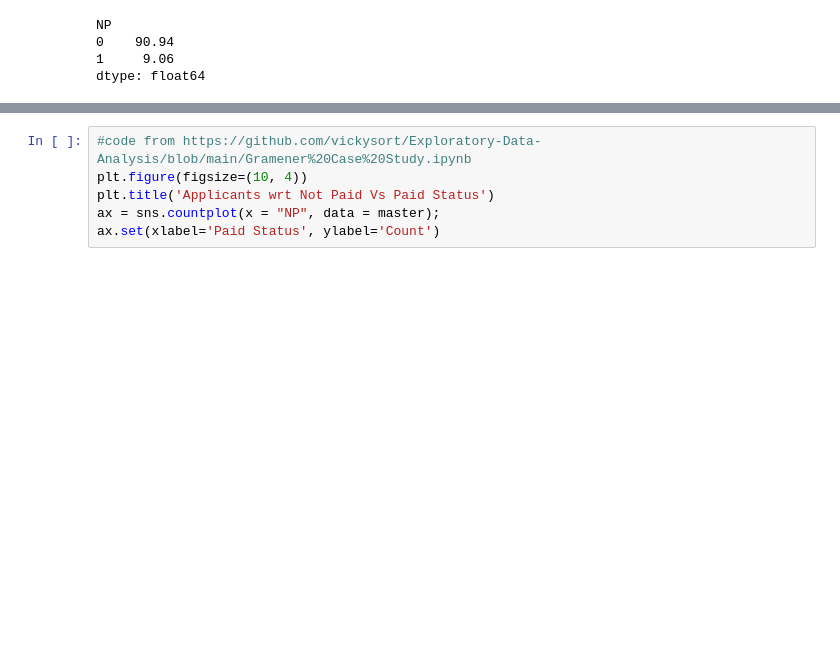
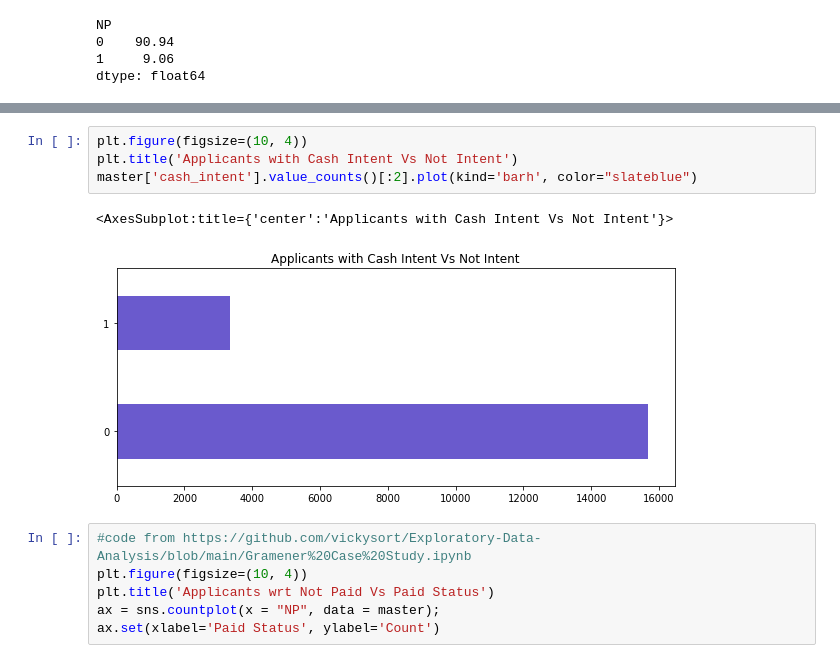
Before and after one commit to madhusanthan/Credit-Fraud-Risk-Model, a Jupyter notebook: EDA.ipynb, the cells around one changed output, grey strips where cells are left out. Cells and saved outputs as stored; diff of their text form; blank space fills up the shorter version.

```diff
--- a/EDA.ipynb
+++ b/EDA.ipynb
@@ -157,3 +164,10 @@ dtype: float64
+# %%
+plt.figure(figsize=(10, 4))
+plt.title('Applicants with Cash Intent Vs Not Intent')
+master['cash_intent'].value_counts()[:2].plot(kind='barh', color="slateblue")
+# %% [output]
+<AxesSubplot:title={'center':'Applicants with Cash Intent Vs Not Intent'}>
+[figure, added]
 # %%
 #code from https://github.com/vickysort/Exploratory-Data-Analysis/blob/main/Gramener%20Case%20Study.ipynb
 plt.figure(figsize=(10, 4))
```
Also changed, not shown: parts of 15 cells of this notebook.
